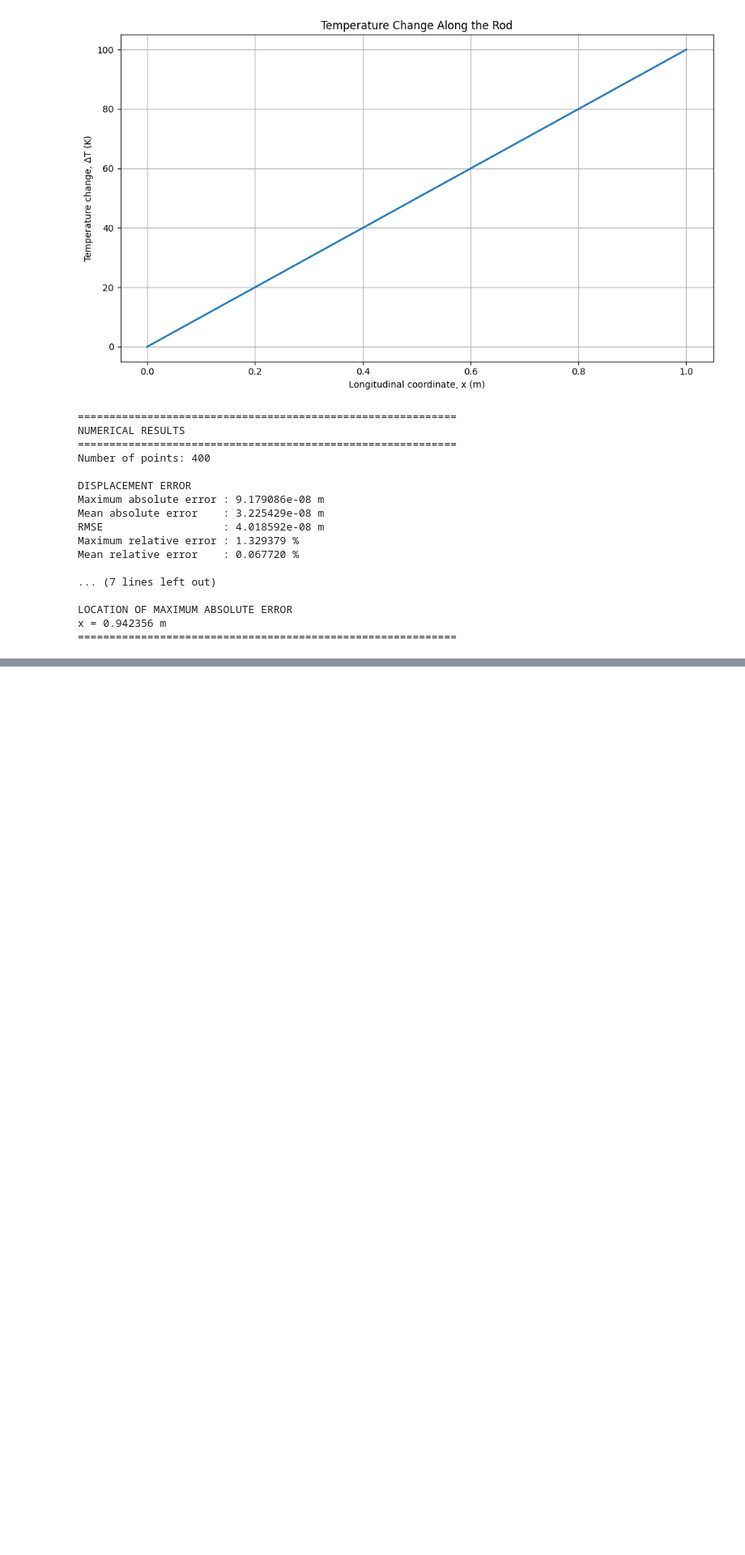
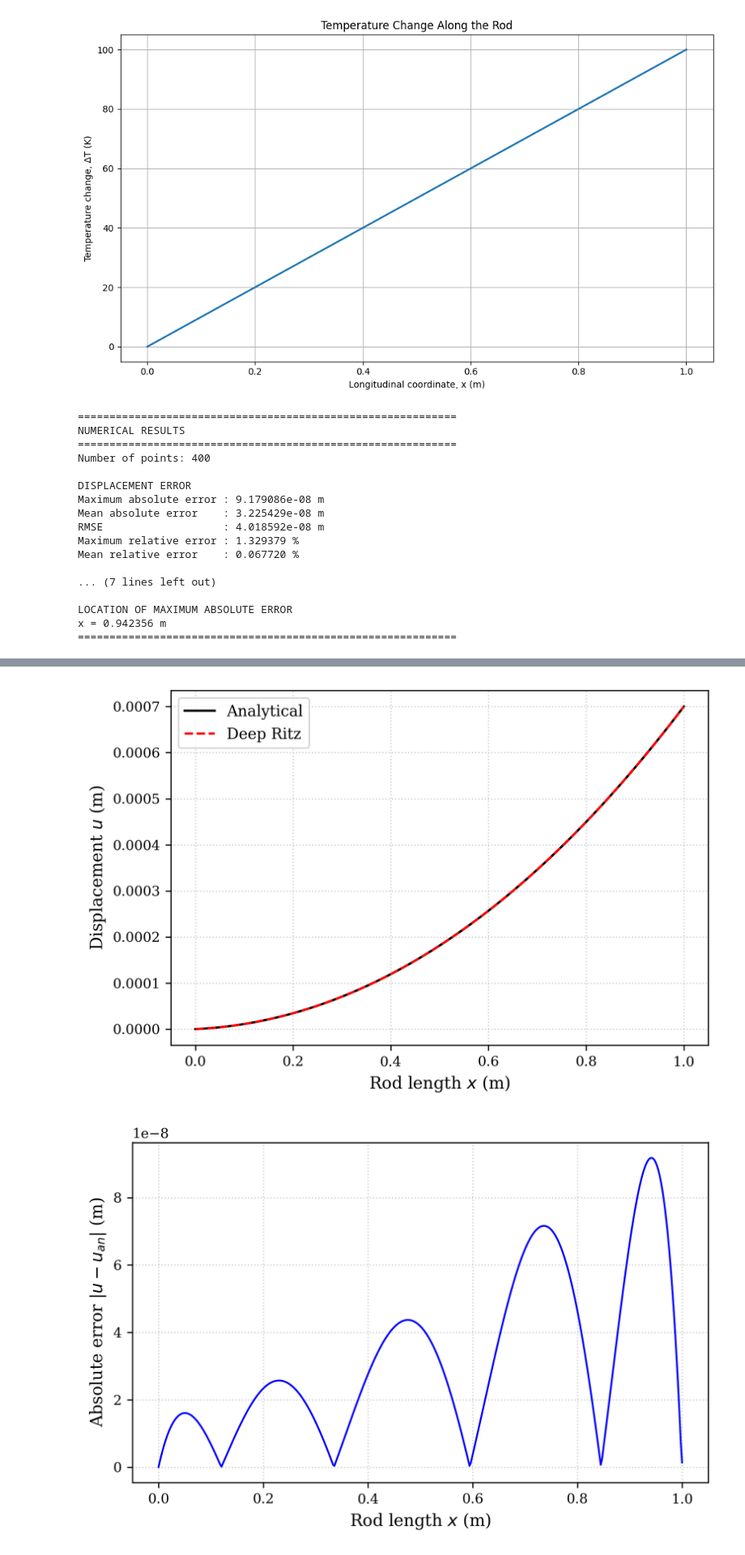
Before and after one commit to Salimam00/pinn-thermoelasticity-rods, a Jupyter notebook: prediction_data.ipynb, the cells around one changed output, grey strips where cells are left out. Shown at 81% size. Cells and saved outputs as stored; diff of their text form; code cells hidden in the pictures; blank space fills up the shorter version.

```diff
--- a/prediction_data.ipynb
+++ b/prediction_data.ipynb
@@ -238,0 +314,41 @@ files.download("results.zip")
+# %%
+# Настройка шрифтов для статьи
+plt.rcParams.update({
+    "font.family": "serif",
+    "font.size": 10,
+    "figure.dpi": 300
+})
+
+# Рис. 4: Сравнение перемещений
+plt.figure(figsize=(6, 4))
+plt.plot(df['x_m'], df['u_analytical_m'], 'k-', label='Analytical', linewidth=1.5)
+plt.plot(df['x_m'], df['u_deep_ritz_m'], 'r--', label='Deep Ritz', linewidth=1.5)
+plt.xlabel('Rod length $x$ (m)')
+plt.ylabel('Displacement $u$ (m)')
+plt.legend()
+plt.grid(True, linestyle=':', alpha=0.6)
+plt.tight_layout()
+plt.show()
+
+# Рис. 5: Распределение абсолютной ошибки
+plt.figure(figsize=(6, 4))
+plt.plot(df['x_m'], df['absolute_error_m'], 'b-', linewidth=1.2)
+plt.xlabel('Rod length $x$ (m)')
+plt.ylabel('Absolute error $|u - u_{an}|$ (m)')
+plt.grid(True, linestyle=':', alpha=0.6)
+plt.tight_layout()
+plt.show()
+
+# Рис. 6: Сравнение напряжений
+plt.figure(figsize=(6, 4))
+plt.plot(df['x_m'], df['stress_analytical_Pa'] / 1e6, 'k-', label='Analytical', linewidth=1.5)
+plt.plot(df['x_m'], df['stress_deep_ritz_Pa'] / 1e6, 'r--', label='Deep Ritz', linewidth=1.5)
+plt.xlabel('Rod length $x$ (m)')
+plt.ylabel('Axial stress $\sigma$ (MPa)')
+plt.legend()
+plt.grid(True, linestyle=':', alpha=0.6)
+plt.tight_layout()
+plt.show()
+# %% [output]
+[figure, added]
+[figure, added]
```
Also changed, not shown: parts of 5 cells of this notebook.
